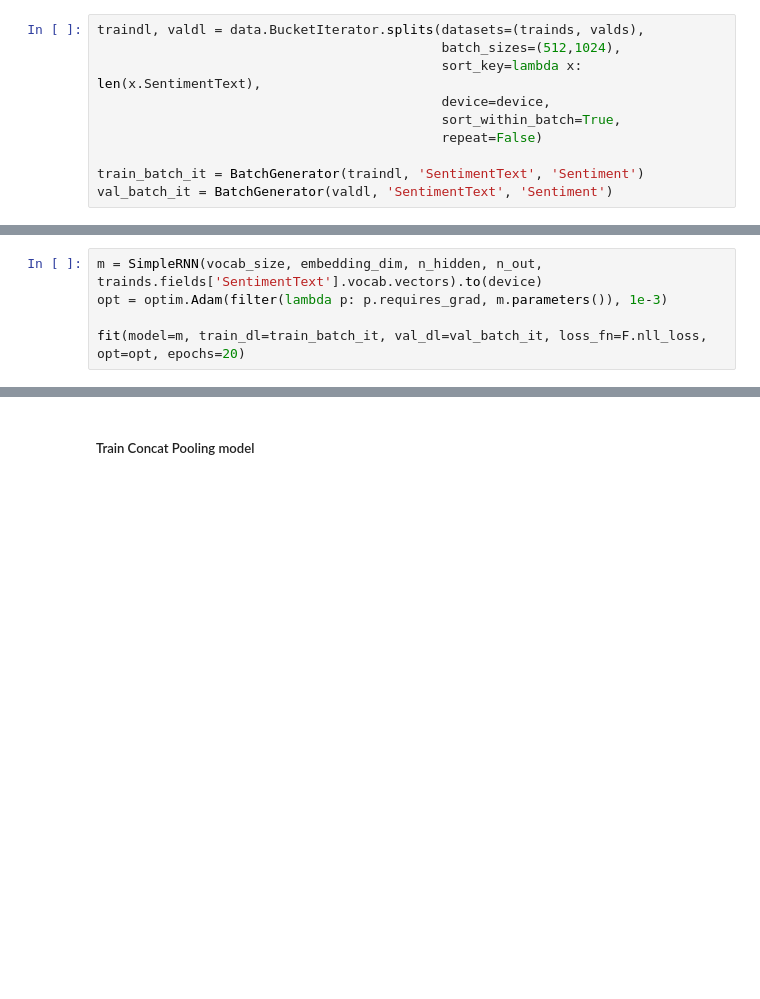
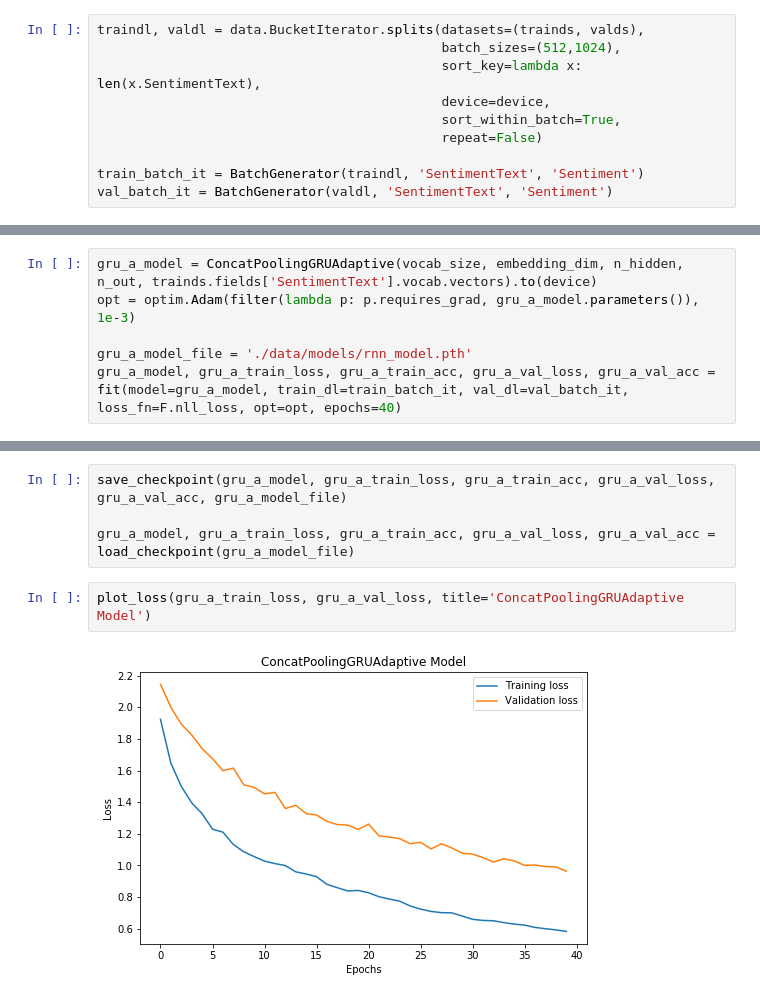
Before and after one commit to datafiction/oya-nepali-nlp, a Jupyter notebook: deep_nepali_news_classification.ipynb, the cells around one changed output, grey strips where cells are left out. Cells and saved outputs as stored; diff of their text form; blank space fills up the shorter version.

```diff
--- a/deep_nepali_news_classification.ipynb
+++ b/deep_nepali_news_classification.ipynb
@@ -516,8 +687,9 @@ Epoch 2: train_loss: 1.5752 train_acc: 0.5227 | val_loss: 1.8561 val_acc: 0.5517
 # %%
-m = SimpleRNN(vocab_size, embedding_dim, n_hidden, n_out, trainds.fields['SentimentText'].vocab.vectors).to(device)
-opt = optim.Adam(filter(lambda p: p.requires_grad, m.parameters()), 1e-3)
+gru_a_model = ConcatPoolingGRUAdaptive(vocab_size, embedding_dim, n_hidden, n_out, trainds.fields['SentimentText'].vocab.vectors).to(device)
+opt = optim.Adam(filter(lambda p: p.requires_grad, gru_a_model.parameters()), 1e-3)
 
-fit(model=m, train_dl=train_batch_it, val_dl=val_batch_it, loss_fn=F.nll_loss, opt=opt, epochs=20)
+gru_a_model_file = './data/models/rnn_model.pth'
+gru_a_model, gru_a_train_loss, gru_a_train_acc, gru_a_val_loss, gru_a_val_acc = fit(model=gru_a_model, train_dl=train_batch_it, val_dl=val_batch_it, loss_fn=F.nll_loss, opt=opt, epochs=40)
 # %% [output]
 [interactive output not drawn]
 [interactive output not drawn]
@@ -535,2 +707,8 @@ Epoch 2: train_loss: 1.5977 train_acc: 0.5188 | val_loss: 1.8818 val_acc: 0.5290
-# %% [markdown]
-##### Train Concat Pooling model
+# %%
+save_checkpoint(gru_a_model, gru_a_train_loss, gru_a_train_acc, gru_a_val_loss, gru_a_val_acc, gru_a_model_file)
+
+gru_a_model, gru_a_train_loss, gru_a_train_acc, gru_a_val_loss, gru_a_val_acc = load_checkpoint(gru_a_model_file)
+# %%
+plot_loss(gru_a_train_loss, gru_a_val_loss, title='ConcatPoolingGRUAdaptive Model')
+# %% [output]
+[figure, added]
```
Also changed, not shown: parts of 46 cells of this notebook.
